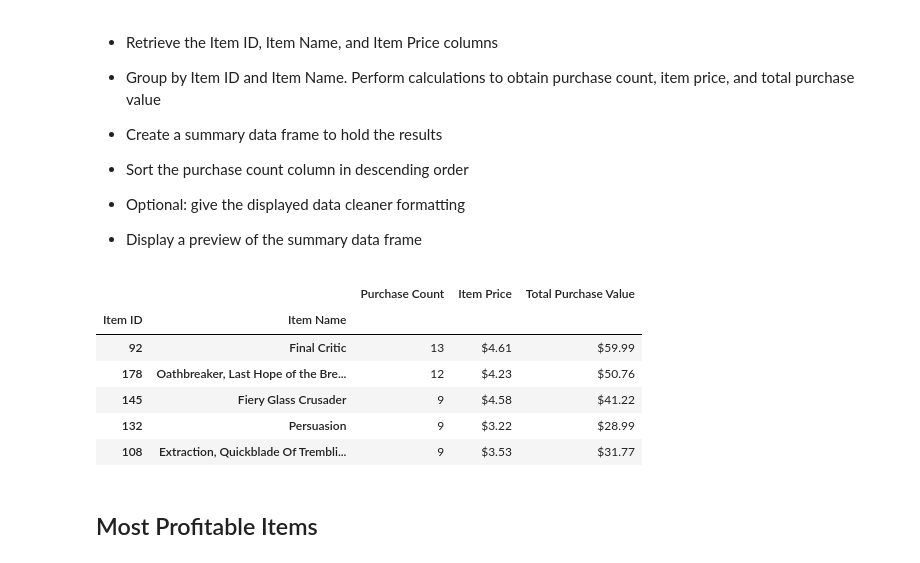
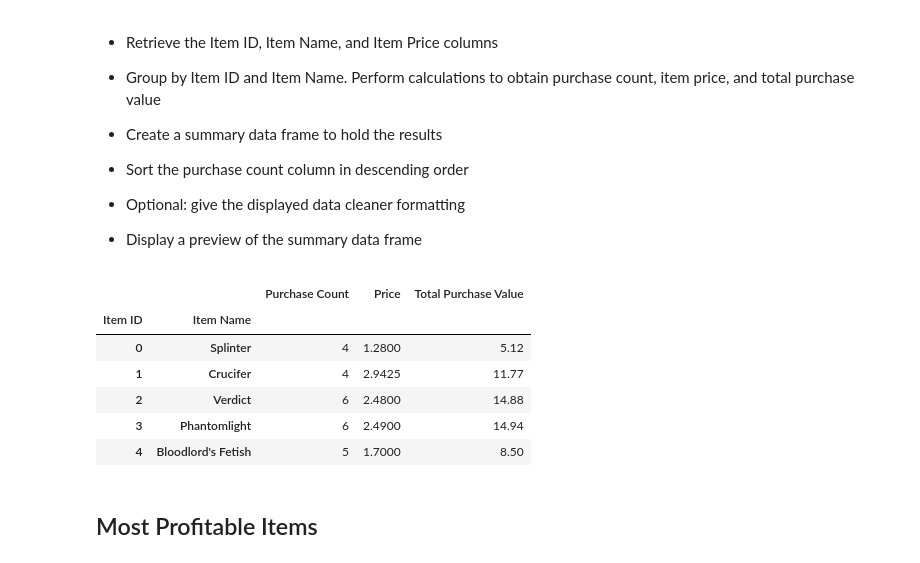
Before and after one commit to brian-halll/pandas-challenge, a Jupyter notebook: HeroesOfPymoli/HeroesOfPymoli-Starter.ipynb, the cells around one changed output. Cells and saved outputs as stored; diff of their text form; code cells hidden in the pictures.

```diff
--- a/HeroesOfPymoli/HeroesOfPymoli-Starter.ipynb
+++ b/HeroesOfPymoli/HeroesOfPymoli-Starter.ipynb
@@ -389,26 +415,38 @@ user_sorted.head(5)
 
 
 * Display a preview of the summary data frame
-# %%
-# Extract item Data
-
-# Perform basic calculations
-
-# Create new DataFrame
-
-# Sort Values
-
-# Minor Data Wrangling
-
-item_popularity.head(5)
-# %% [output]
-|  |  | Purchase Count | Item Price | Total Purchase Value |
-| Item ID | Item Name |  |  |  |
-| 92 | Final Critic | 13 | $4.61 | $59.99 |
-| 178 | Oathbreaker, Last Hope of the Bre... | 12 | $4.23 | $50.76 |
-| 145 | Fiery Glass Crusader | 9 | $4.58 | $41.22 |
-| 132 | Persuasion | 9 | $3.22 | $28.99 |
-| 108 | Extraction, Quickblade Of Trembli... | 9 | $3.53 | $31.77 |
+# %%
+item_ids = purchase_data[["Item ID","Item Name","Price"]]
+item_names = pd.unique(purchase_data["Item Name"])
+item_prices = pd.unique(purchase_data["Price"])
+
+purchase_per_item = item_ids.groupby(["Item ID","Item Name"]).count()["Price"]
+
+price_per_item = item_ids.groupby(["Item ID","Item Name"]).mean()["Price"]
+
+total_value = item_ids.groupby(["Item ID", "Item Name"]).sum()["Price"]
+total_value
+
+
+
+item_df = pd.DataFrame({
+    "Purchase Count": purchase_per_item,
+    "Price" : price_per_item,
+    "Total Purchase Value": total_value
+
+})
+
+
+
+item_df.head(5)
+# %% [output]
+|  |  | Purchase Count | Price | Total Purchase Value |
+| Item ID | Item Name |  |  |  |
+| 0 | Splinter | 4 | 1.2800 | 5.12 |
+| 1 | Crucifer | 4 | 2.9425 | 11.77 |
+| 2 | Verdict | 6 | 2.4800 | 14.88 |
+| 3 | Phantomlight | 6 | 2.4900 | 14.94 |
+| 4 | Bloodlord's Fetish | 5 | 1.7000 | 8.50 |
 # %% [markdown]
 ## Most Profitable Items
 # %% [markdown]
```
Also changed, not shown: parts of 8 cells of this notebook.
